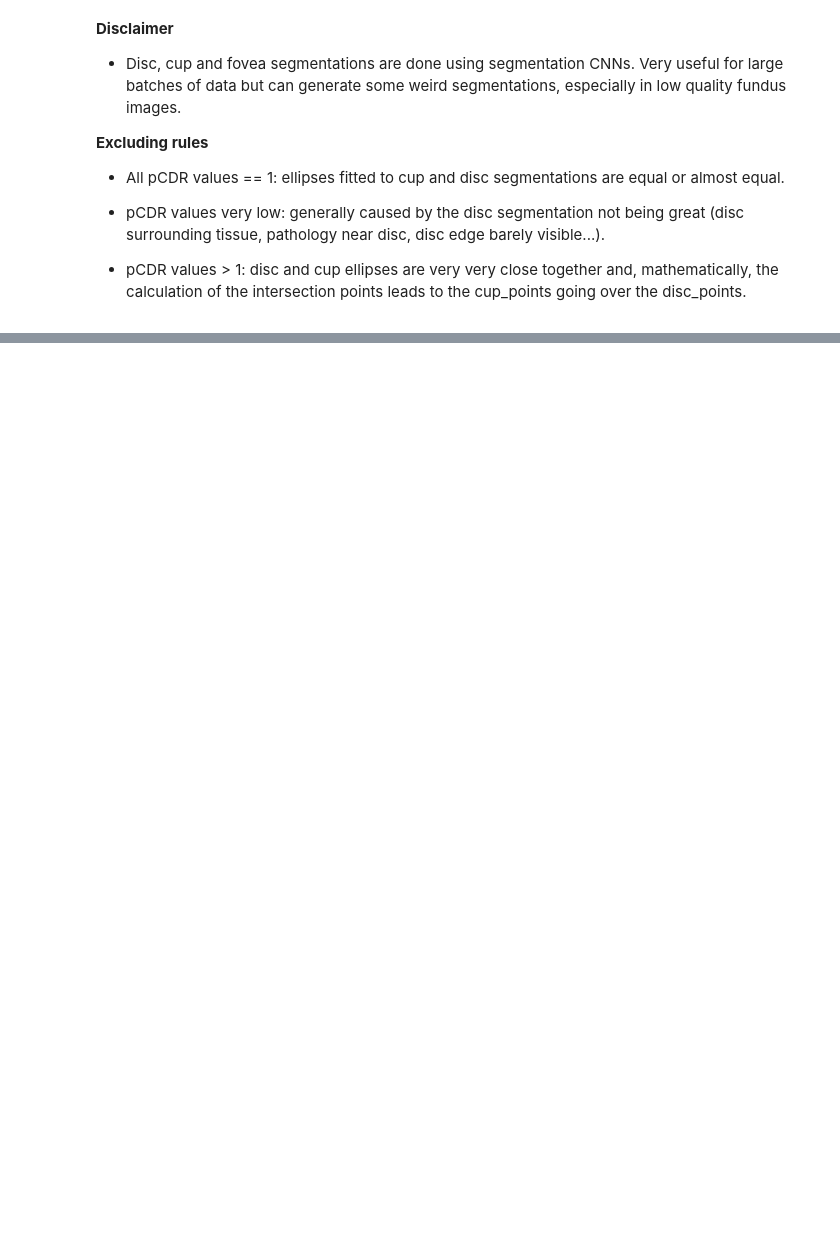
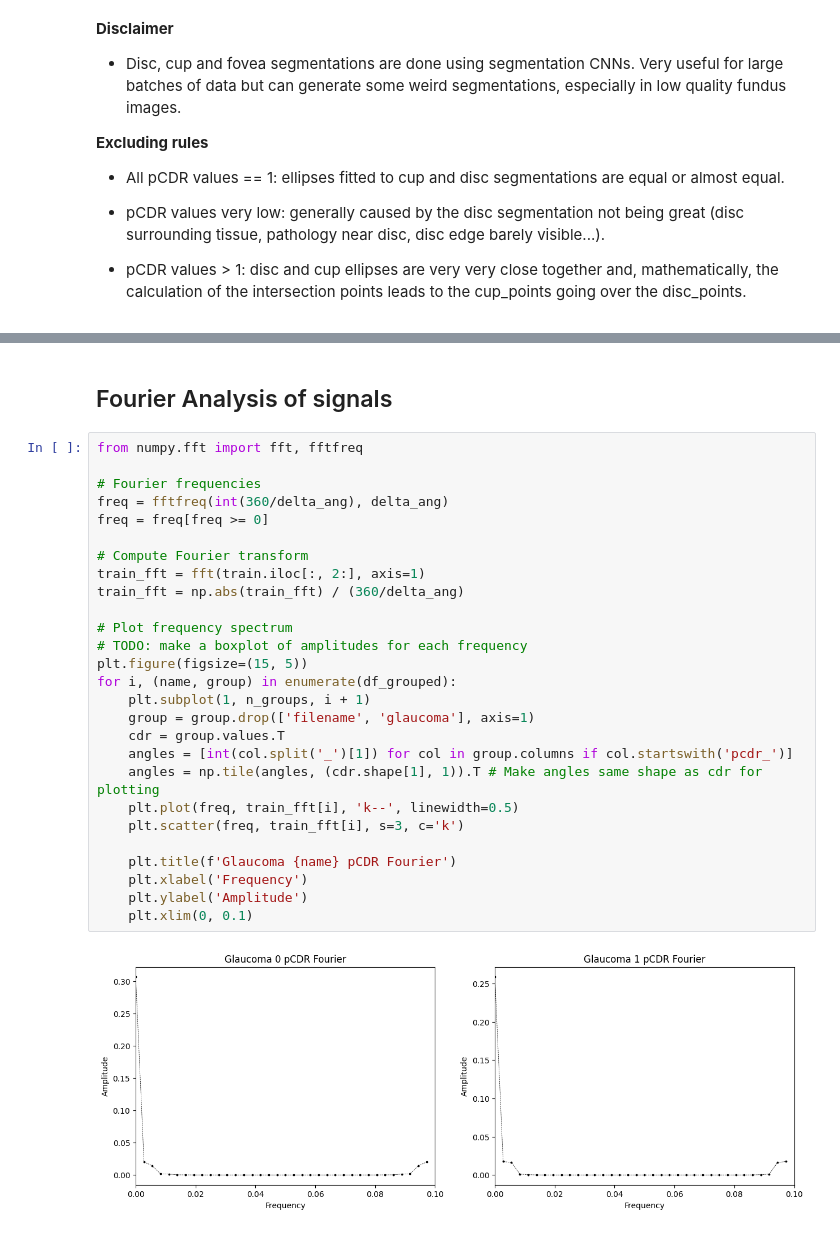
Before and after one commit to Borja21091/Prapillyzer, a Jupyter notebook: notebooks/SMDG_analysis.ipynb, the cells around one changed output, grey strips where cells are left out. Saved outputs shown, nothing was run; the diff lists cells and outputs as text; blank space fills up the shorter version.

```diff
--- a/notebooks/SMDG_analysis.ipynb
+++ b/notebooks/SMDG_analysis.ipynb
@@ -105,0 +116,31 @@ plt.show()
+# %% [markdown]
+## Fourier Analysis of signals
+# %%
+from numpy.fft import fft, fftfreq
+
+# Fourier frequencies
+freq = fftfreq(int(360/delta_ang), delta_ang)
+freq = freq[freq >= 0]
+
+# Compute Fourier transform
+train_fft = fft(train.iloc[:, 2:], axis=1)
+train_fft = np.abs(train_fft) / (360/delta_ang)
+
+# Plot frequency spectrum
+# TODO: make a boxplot of amplitudes for each frequency
+plt.figure(figsize=(15, 5))
+for i, (name, group) in enumerate(df_grouped):
+    plt.subplot(1, n_groups, i + 1)
+    group = group.drop(['filename', 'glaucoma'], axis=1)
+    cdr = group.values.T
+    angles = [int(col.split('_')[1]) for col in group.columns if col.startswith('pcdr_')]
+    angles = np.tile(angles, (cdr.shape[1], 1)).T # Make angles same shape as cdr for plotting
+    plt.plot(freq, train_fft[i], 'k--', linewidth=0.5)
+    plt.scatter(freq, train_fft[i], s=3, c='k')
+
+    plt.title(f'Glaucoma {name} pCDR Fourier')
+    plt.xlabel('Frequency')
+    plt.ylabel('Amplitude')
+    plt.xlim(0, 0.1)
+# %% [output]
+[figure, added]
```
Also changed, not shown: parts of 11 cells of this notebook, 2 other files.
